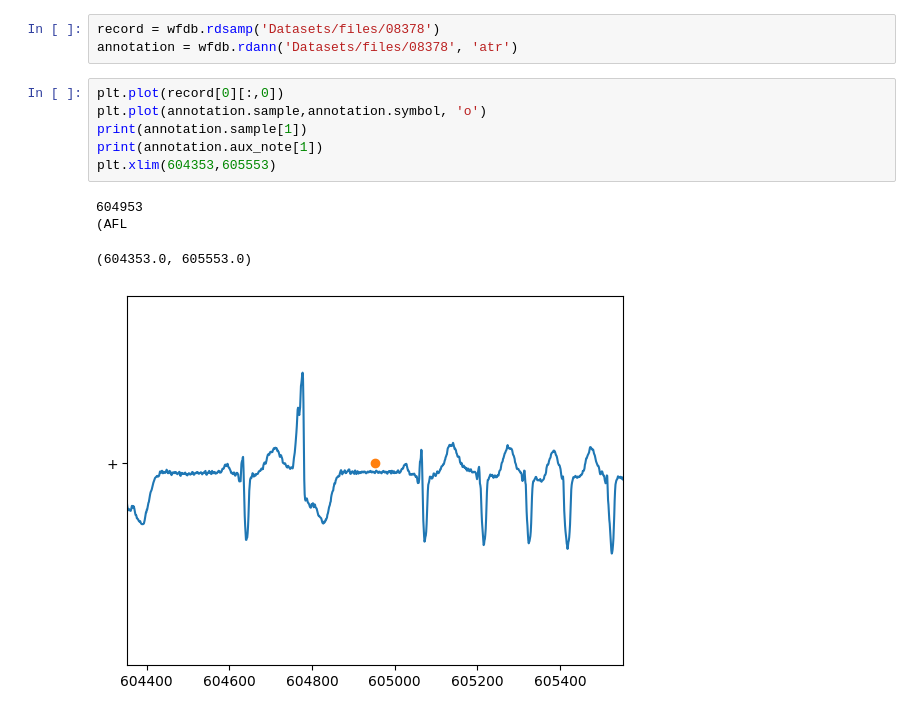
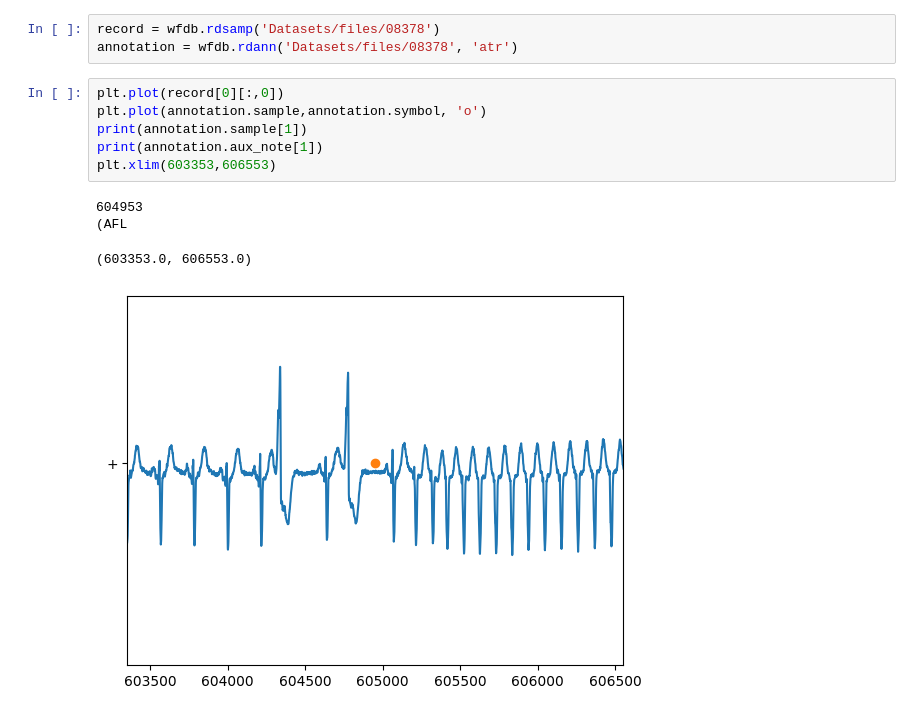
Before and after one commit to zojapila/dnn_ecg, a Jupyter notebook: Dataset_MIT-BIH.ipynb, the cells around one changed output. Drawn from its saved outputs; the diff is of its cells as text.

```diff
--- a/Dataset_MIT-BIH.ipynb
+++ b/Dataset_MIT-BIH.ipynb
@@ -19,11 +19,11 @@ annotation = wfdb.rdann('Datasets/files/08378', 'atr')
 # %%
 plt.plot(record[0][:,0])
 plt.plot(annotation.sample,annotation.symbol, 'o')
 print(annotation.sample[1])
 print(annotation.aux_note[1])
-plt.xlim(604353,605553)
+plt.xlim(603353,606553)
 # %% [output]
 604953
 (AFL
-(604353.0, 605553.0)
+(603353.0, 606553.0)
-[figure, old version]
+[figure, new version]
```
Also changed, not shown: parts of 12 cells of this notebook, 1 other file.
